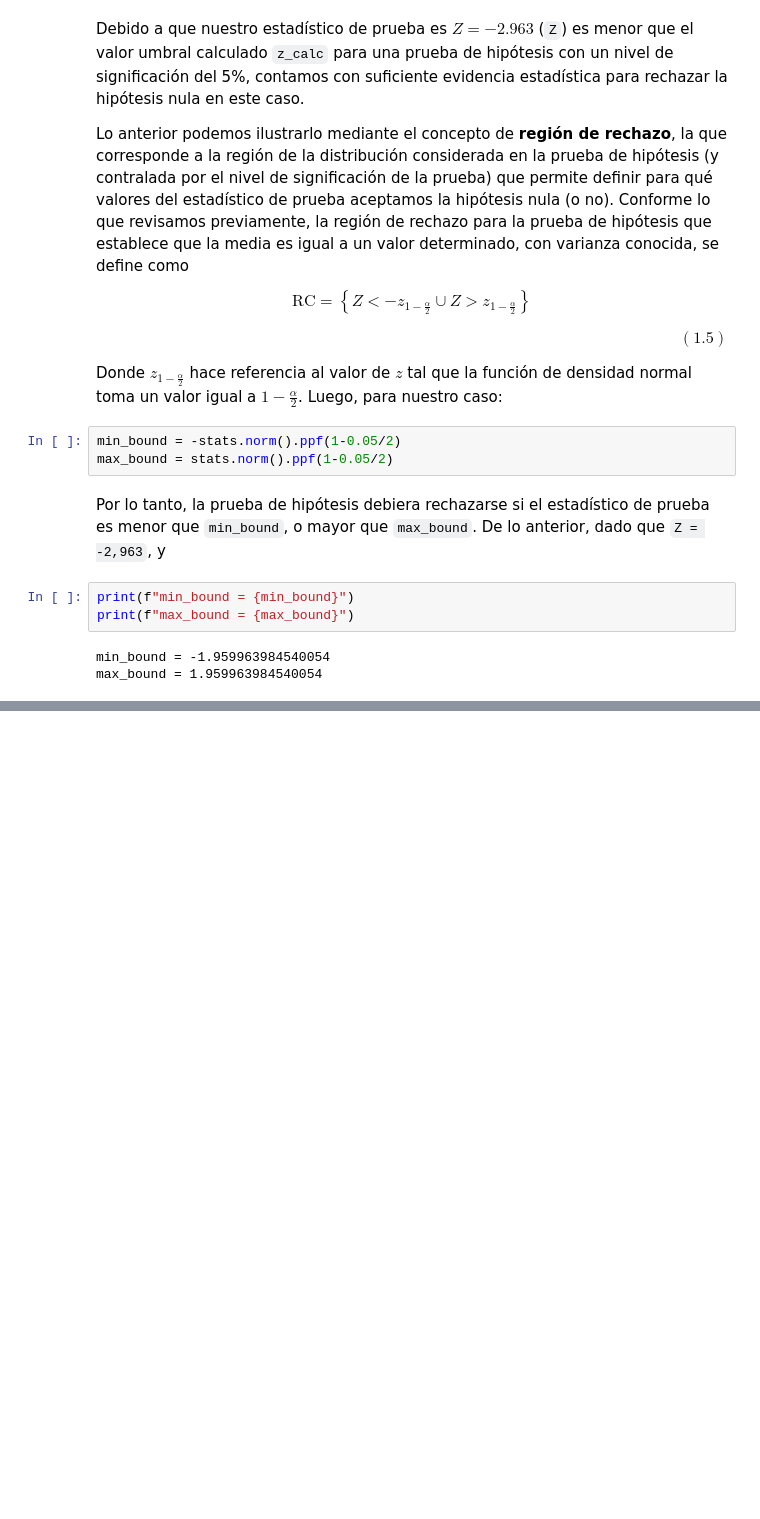
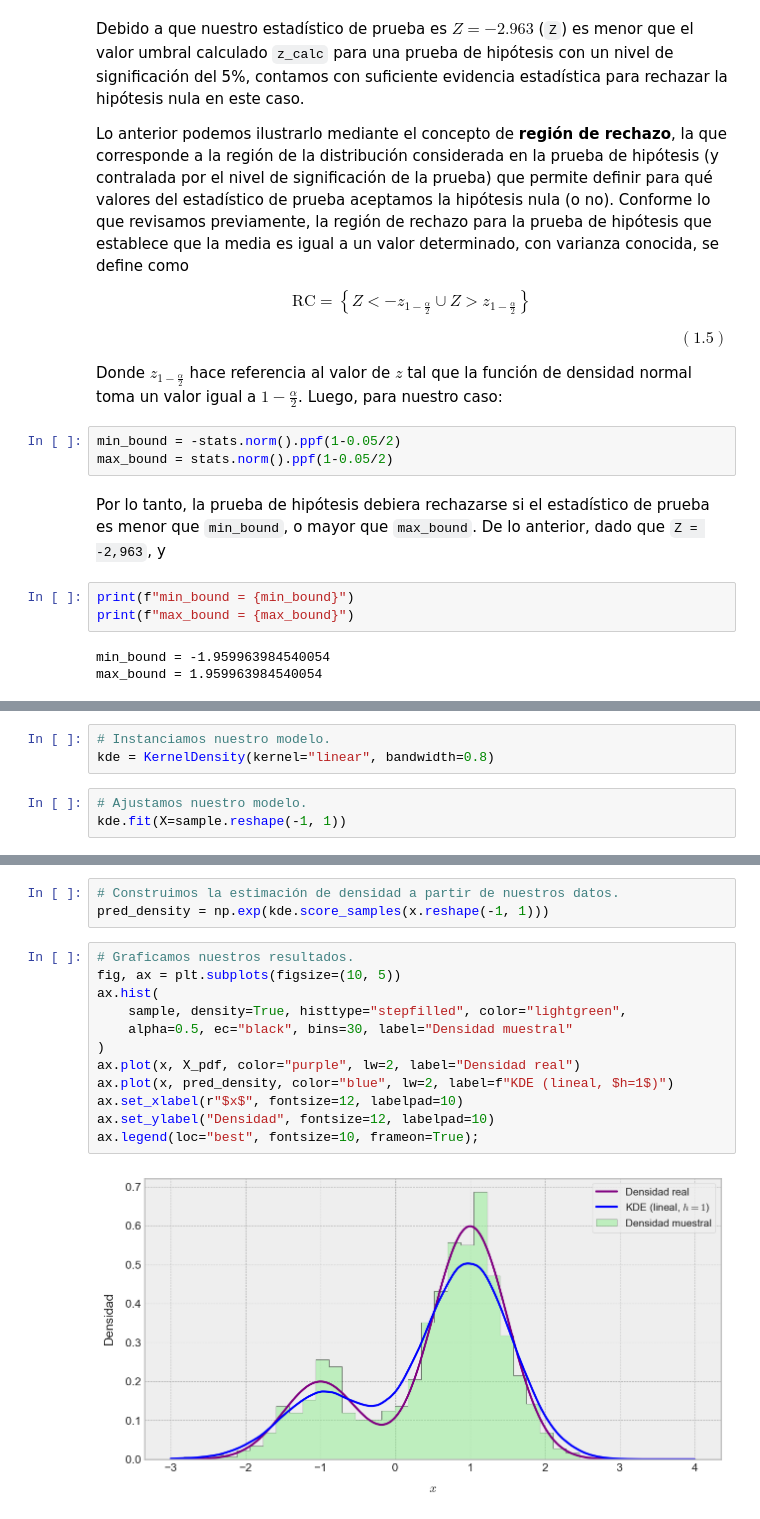
Before and after one commit to rquezadac/udd_data_analytics_lectures, a Jupyter notebook: seccion_04_scipy/clase_4_1.ipynb, the cells around one changed output, grey strips where cells are left out. Saved outputs shown, nothing was run; the diff lists cells and outputs as text; blank space fills up the shorter version.

```diff
--- a/seccion_04_scipy/clase_4_1.ipynb
+++ b/seccion_04_scipy/clase_4_1.ipynb
@@ -484,0 +719,6 @@ ax.annotate(
+# %%
+# Instanciamos nuestro modelo.
+kde = KernelDensity(kernel="linear", bandwidth=0.8)
+# %%
+# Ajustamos nuestro modelo.
+kde.fit(X=sample.reshape(-1, 1))
@@ -484,0 +731,17 @@ ax.annotate(
+# %%
+# Construimos la estimación de densidad a partir de nuestros datos.
+pred_density = np.exp(kde.score_samples(x.reshape(-1, 1)))
+# %%
+# Graficamos nuestros resultados.
+fig, ax = plt.subplots(figsize=(10, 5))
+ax.hist(
+    sample, density=True, histtype="stepfilled", color="lightgreen",
+    alpha=0.5, ec="black", bins=30, label="Densidad muestral"
+)
+ax.plot(x, X_pdf, color="purple", lw=2, label="Densidad real")
+ax.plot(x, pred_density, color="blue", lw=2, label=f"KDE (lineal, $h=1$)")
+ax.set_xlabel(r"$x$", fontsize=12, labelpad=10)
+ax.set_ylabel("Densidad", fontsize=12, labelpad=10)
+ax.legend(loc="best", fontsize=10, frameon=True);
+# %% [output]
+[figure, added]
```
Also changed, not shown: parts of 64 cells of this notebook, 2 other files.
